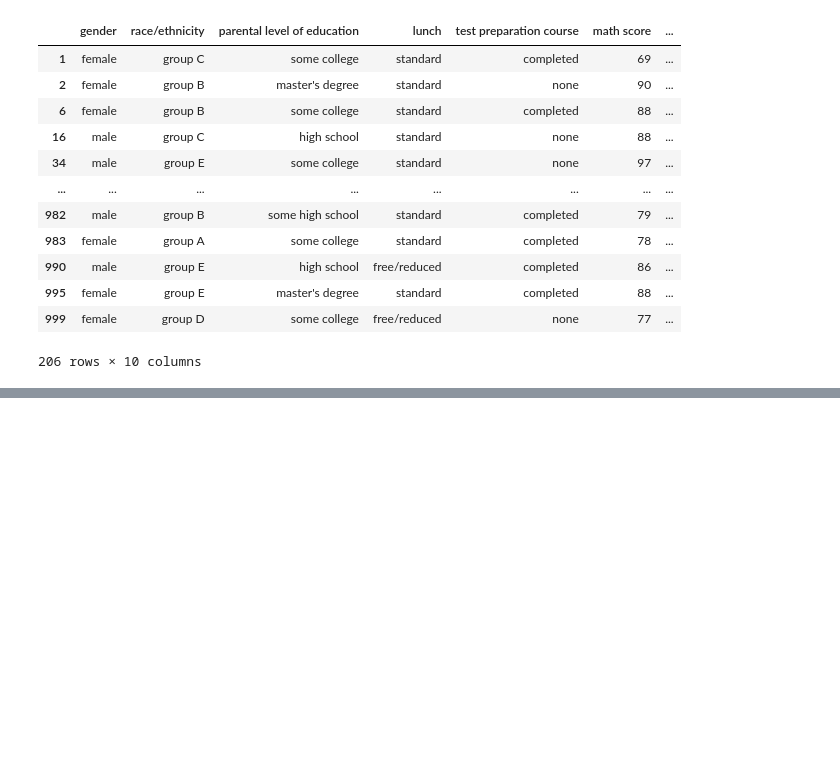
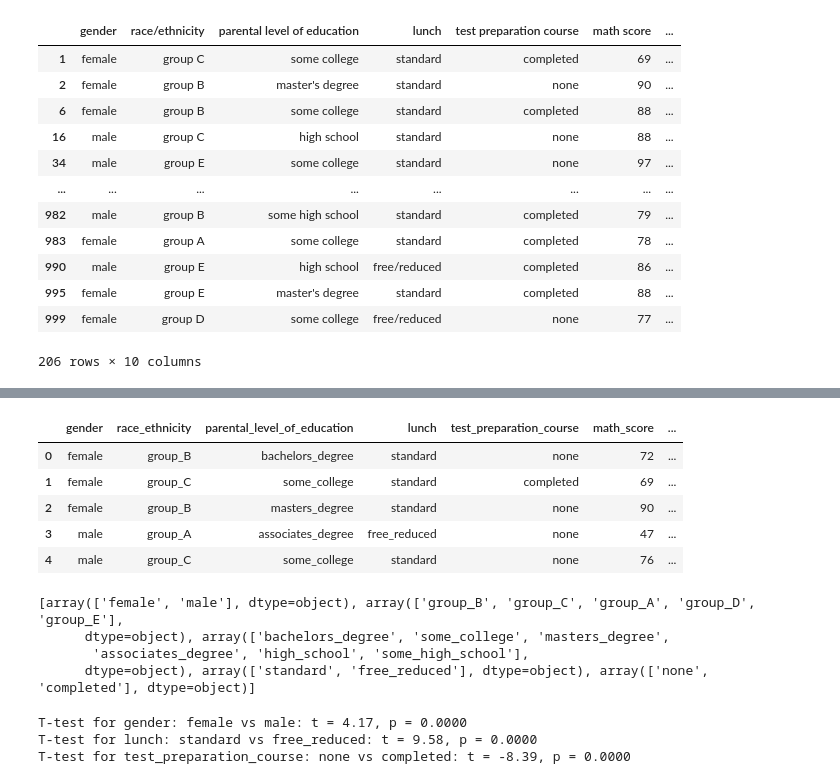
Before and after one commit to JRDittenber/project_04_15, a Jupyter notebook: notebook/EDA.ipynb, the cells around one changed output, grey strips where cells are left out. Drawn from its saved outputs; the diff is of its cells as text; code cells hidden in the pictures; blank space fills up the shorter version.

```diff
--- a/notebook/EDA.ipynb
+++ b/notebook/EDA.ipynb
@@ -438,0 +460,19 @@ top_20_percent_data
+# %%
+# Rename the columns
+new_cols = {}
+for col in df.columns:
+    if '/' in col or ' ' in col:
+        # Replace special characters with underscores
+        new_col = col.replace('/', '_').replace(' ', '_')
+    else:
+        # Keep only the first word
+        new_col = col.split()[0]
+    new_cols[col] = new_col
+
+df = df.rename(columns=new_cols)
+# %%
+# Replace spaces, "/", and apostrophes with underscores in column data
+df = df.replace({' ': '_', '/': '_', "'": ''}, regex=True)
+
+# Print the modified dataframe
+print(df)
@@ -438,0 +497,9 @@ top_20_percent_data
+# %%
+df.head()
+# %% [output]
+|  | gender | race_ethnicity | parental_level_of_education | lunch | test_preparation_course | math_score | ... |
+| 0 | female | group_B | bachelors_degree | standard | none | 72 | ... |
+| 1 | female | group_C | some_college | standard | completed | 69 | ... |
+| 2 | female | group_B | masters_degree | standard | none | 90 | ... |
+| 3 | male | group_A | associates_degree | free_reduced | none | 47 | ... |
+| 4 | male | group_C | some_college | standard | none | 76 | ... |
@@ -438,0 +509,26 @@ top_20_percent_data
+# %%
+unique_values = [categorical_df[col].unique() for col in categorical_df.columns]
+
+print(unique_values)
+# %% [output]
+[array(['female', 'male'], dtype=object), array(['group_B', 'group_C', 'group_A', 'group_D', 'group_E'],
+      dtype=object), array(['bachelors_degree', 'some_college', 'masters_degree',
+       'associates_degree', 'high_school', 'some_high_school'],
+      dtype=object), array(['standard', 'free_reduced'], dtype=object), array(['none', 'completed'], dtype=object)]
+# %%
+import statsmodels.api as sm
+from scipy.stats import ttest_ind
+
+
+# Perform t-tests
+for column in df.columns[:-1]:
+    unique_values = df[column].unique()
+    if len(unique_values) == 2:
+        group1 = df[df[column] == unique_values[0]]['average']
+        group2 = df[df[column] == unique_values[1]]['average']
+        t, p = ttest_ind(group1, group2)
+        print(f"T-test for {column}: {unique_values[0]} vs {unique_values[1]}: t = {t:.2f}, p = {p:.4f}")
+# %% [output]
+T-test for gender: female vs male: t = 4.17, p = 0.0000
+T-test for lunch: standard vs free_reduced: t = 9.58, p = 0.0000
+T-test for test_preparation_course: none vs completed: t = -8.39, p = 0.0000
```
Also changed, not shown: parts of 9 cells of this notebook, 1 other file.
